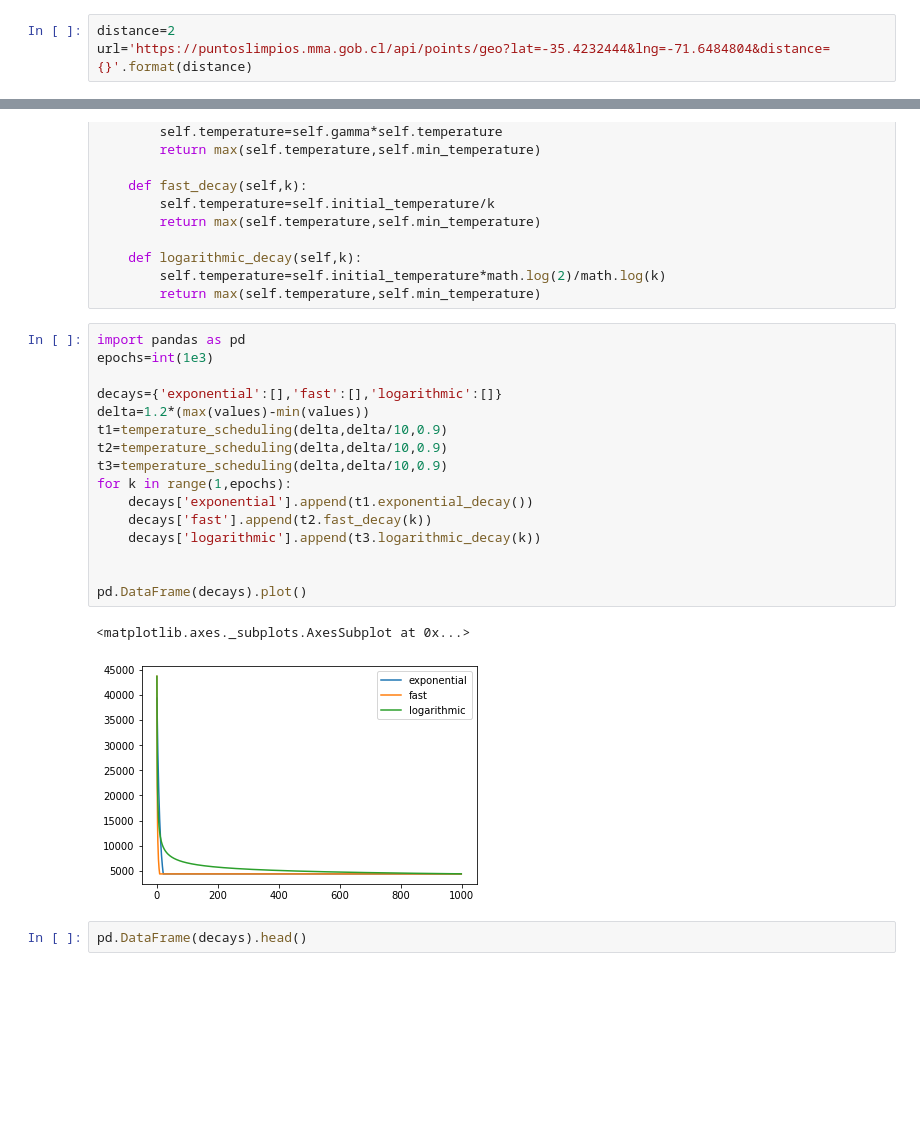
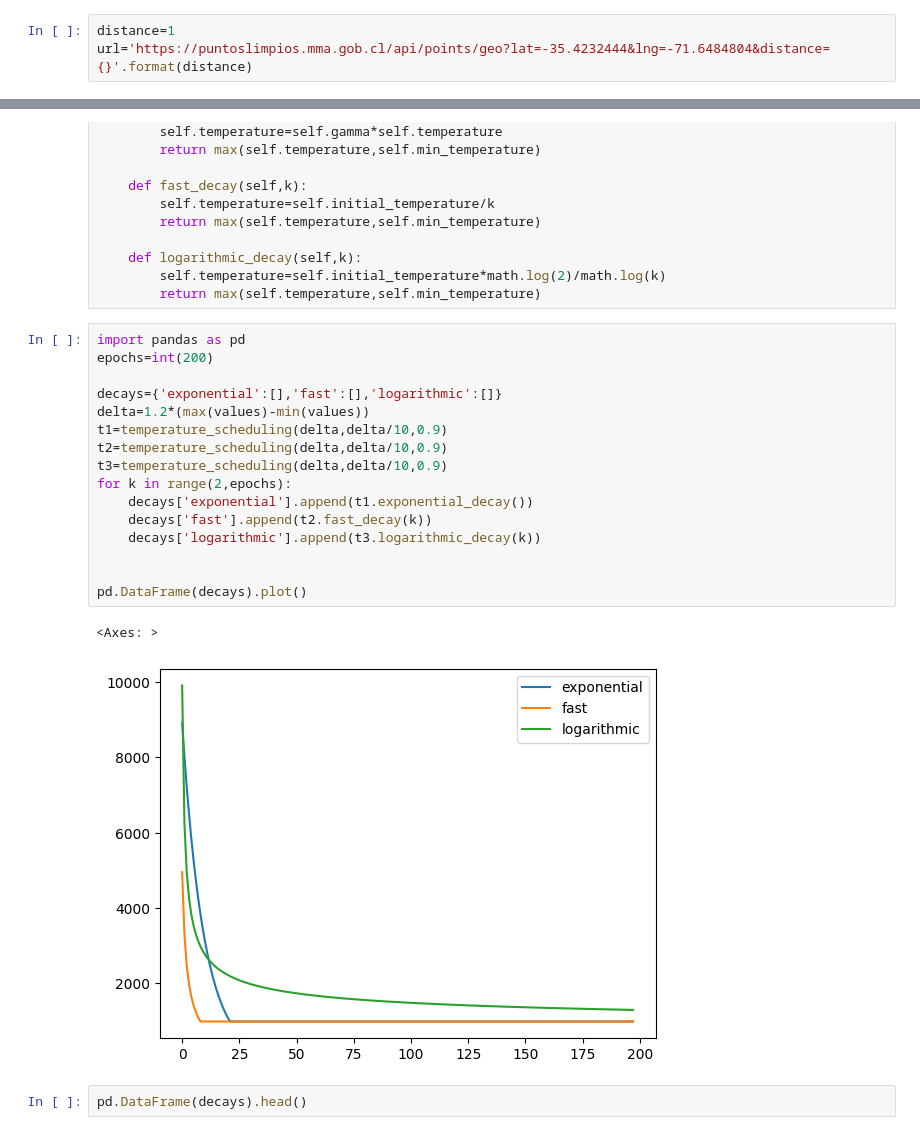
Before and after one commit to sherna90/analisis_algoritmos, a Jupyter notebook: 6.-tsp_or_tools.ipynb, the cells around one changed output, grey strips where cells are left out. Cells and saved outputs as stored; diff of their text form; blank space fills up the shorter version.

```diff
--- a/6.-tsp_or_tools.ipynb
+++ b/6.-tsp_or_tools.ipynb
@@ -29,7 +29,7 @@ ssl._create_default_https_context = ssl._create_unverified_context
 # %%
 import pandas as pd
 # %%
-distance=2
+distance=1
 url='https://puntoslimpios.mma.gob.cl/api/points/geo?lat=-35.4232444&lng=-71.6484804&distance={}'.format(distance)
 # %%
 df=pd.read_json(url)
@@ -205,23 +206,23 @@ class temperature_scheduling:
         return max(self.temperature,self.min_temperature)
 # %%
 import pandas as pd
-epochs=int(1e3)
+epochs=int(200)
 
 decays={'exponential':[],'fast':[],'logarithmic':[]}
 delta=1.2*(max(values)-min(values))
 t1=temperature_scheduling(delta,delta/10,0.9)
 t2=temperature_scheduling(delta,delta/10,0.9)
 t3=temperature_scheduling(delta,delta/10,0.9)
-for k in range(1,epochs):
+for k in range(2,epochs):
     decays['exponential'].append(t1.exponential_decay())
     decays['fast'].append(t2.fast_decay(k))
     decays['logarithmic'].append(t3.logarithmic_decay(k))
 
 
 pd.DataFrame(decays).plot()
 # %% [output]
-<matplotlib.axes._subplots.AxesSubplot at 0x...>
+<Axes: >
-[figure, old version]
+[figure, new version]
 # %%
 pd.DataFrame(decays).head()
 # %% [output]
```
Also changed, not shown: parts of 7 cells of this notebook.
